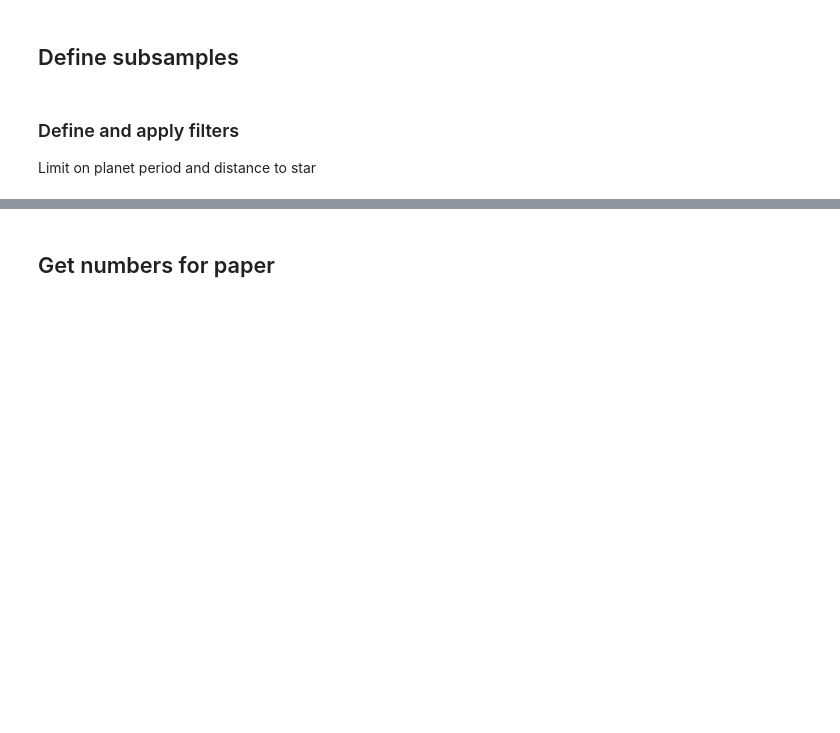
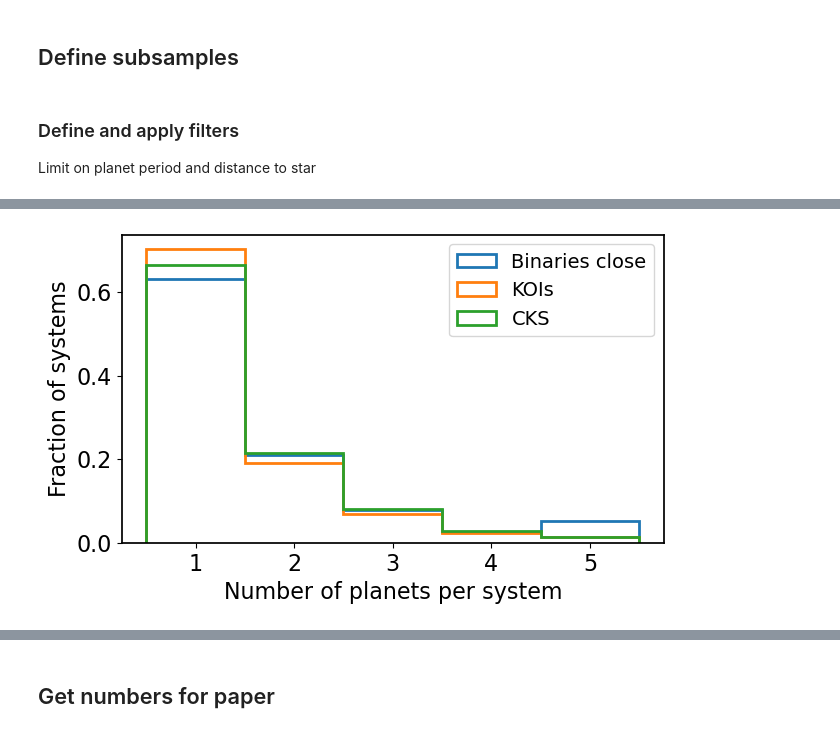
Before and after one commit to ernewton/importance_of_binarity, a Jupyter notebook: 2. Filtering KOIs.ipynb, the cells around one changed output, grey strips where cells are left out. Cells and saved outputs as stored; diff of their text form; code cells hidden in the pictures; blank space fills up the shorter version.

```diff
--- a/2. Filtering KOIs.ipynb
+++ b/2. Filtering KOIs.ipynb
@@ -238,3 +393,16 @@ KeyError: 'parallax'
+# %%
+# Histogram of number of planets per system
+plt.figure(figsize=(7,4))
+bins = np.arange(0.5, 6.5, 1)
+for df, label in [(binaries_filtered[close], 'Binaries close'), (kois_filtered_cc, 'KOIs'), (cks_filtered, 'CKS')]:
+    systems = df.drop_duplicates('KOI')
+    plt.hist(systems['n_planets'], bins=bins, histtype='step', lw=2, label=label, density=True)
+plt.xlabel('Number of planets per system')
+plt.ylabel('Fraction of systems')
+plt.legend()
+plt.show()
+# %% [output]
+[figure, added]
 # %%
 
 for option in ['linear','log']:
```
Also changed, not shown: parts of 14 cells of this notebook, 5 other files.
